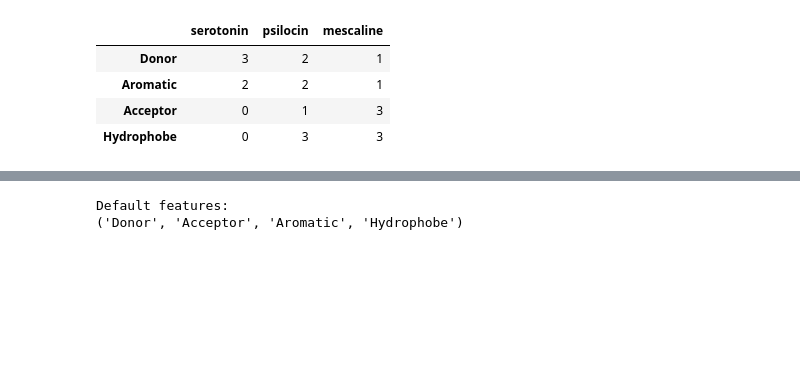
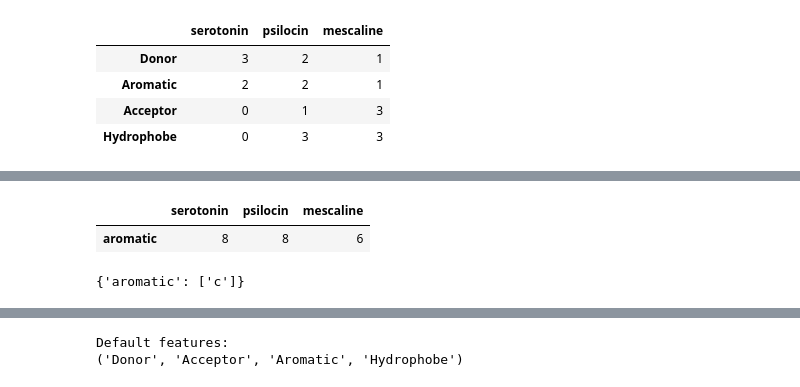
Before and after one commit to fulopjoz/pharmacophore-toolkit, a Jupyter notebook: tutorial/pharmacophore_tutorial.ipynb, the cells around one changed output, grey strips where cells are left out. Drawn from its saved outputs; the diff is of its cells as text; code cells hidden in the pictures; blank space fills up the shorter version.

```diff
--- a/tutorial/pharmacophore_tutorial.ipynb
+++ b/tutorial/pharmacophore_tutorial.ipynb
@@ -62 +84,13 @@ df
+# %%
+custom_feat = {'aromatic': ['c']}
+
+custom_df = pharm.to_df(mols, mol_name, features=custom_feat)
+custom_df
+# %% [output]
+|  | serotonin | psilocin | mescaline |
+| aromatic | 8 | 8 | 6 |
+# %%
+pharm.features
+# %% [output]
+{'aromatic': ['c']}
 # %% [markdown]
```
Also changed, not shown: parts of 28 cells of this notebook.
